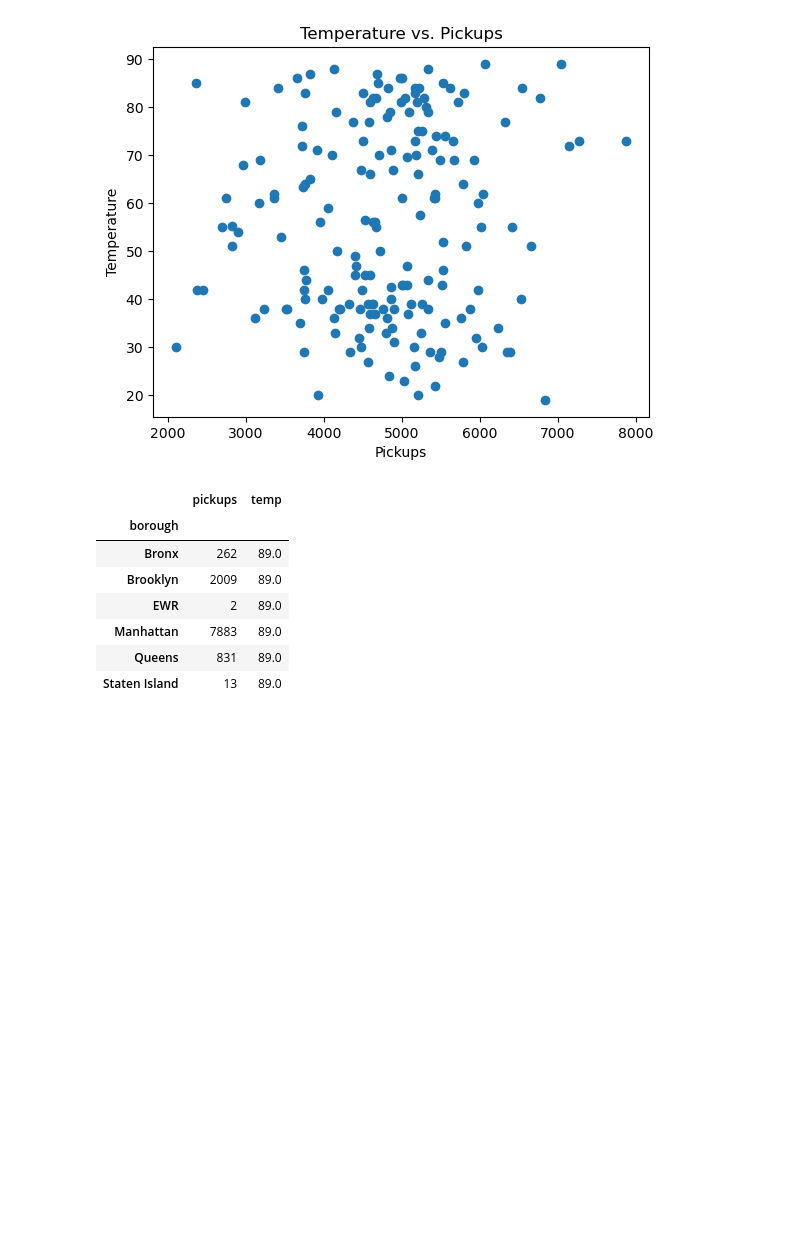
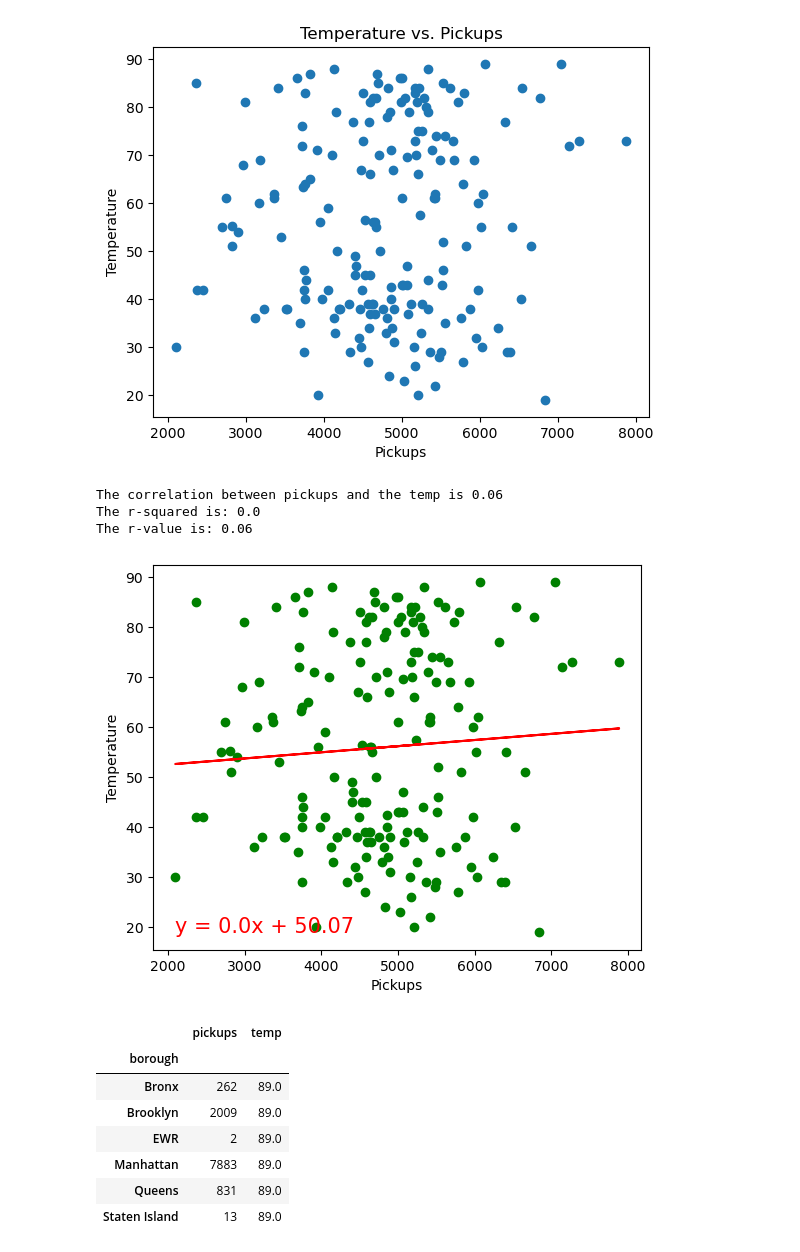
Before and after one commit to Jherza-X/Project1-Group9, a Jupyter notebook: Uber-Weather-Project/project-1 - Q1.ipynb, the cells around one changed output. Drawn from its saved outputs; the diff is of its cells as text; code cells hidden in the pictures; blank space fills up the shorter version.

```diff
--- a/Uber-Weather-Project/project-1 - Q1.ipynb
+++ b/Uber-Weather-Project/project-1 - Q1.ipynb
@@ -132,6 +134,32 @@ plt.title('Temperature vs. Pickups')
 plt.show()
 # %% [output]
 [figure]
+# %%
+pickups = max_df['pickups']
+temp = max_df['temp']
+correlation = st.pearsonr(pickups,temp)
+print(f"The correlation between pickups and the temp is {round(correlation[0],2)}")
+plt.figure(figsize=(6.3,5))
+(slope, intercept, rvalue, pvalue, stderr) = linregress(pickups, temp)
+regress_values = (pickups * slope + intercept)
+line_eq = "y = " + str(round(slope,2)) + "x + " + str(round(intercept,2))
+
+plt.scatter(pickups, temp, label='Data Points', color="green")
+plt.plot(pickups, regress_values,"r-", label='Regression Line')
+plt.annotate(line_eq, (min(pickups),min(temp)), fontsize=15, color="red")
+
+plt.xlabel("Pickups")
+plt.ylabel("Temperature")
+print(f"The r-squared is: {round(rvalue**2, 2)}")
+print(f"The r-value is: {round(rvalue, 2)}")
+
+
+plt.show()
+# %% [output]
+The correlation between pickups and the temp is 0.06
+The r-squared is: 0.0
+The r-value is: 0.06
+[figure, added]
 # %%
 borough_df = df.groupby('borough')[['pickups','temp']].max()
 borough_df
```
Also changed, not shown: parts of 1 cell of this notebook.
